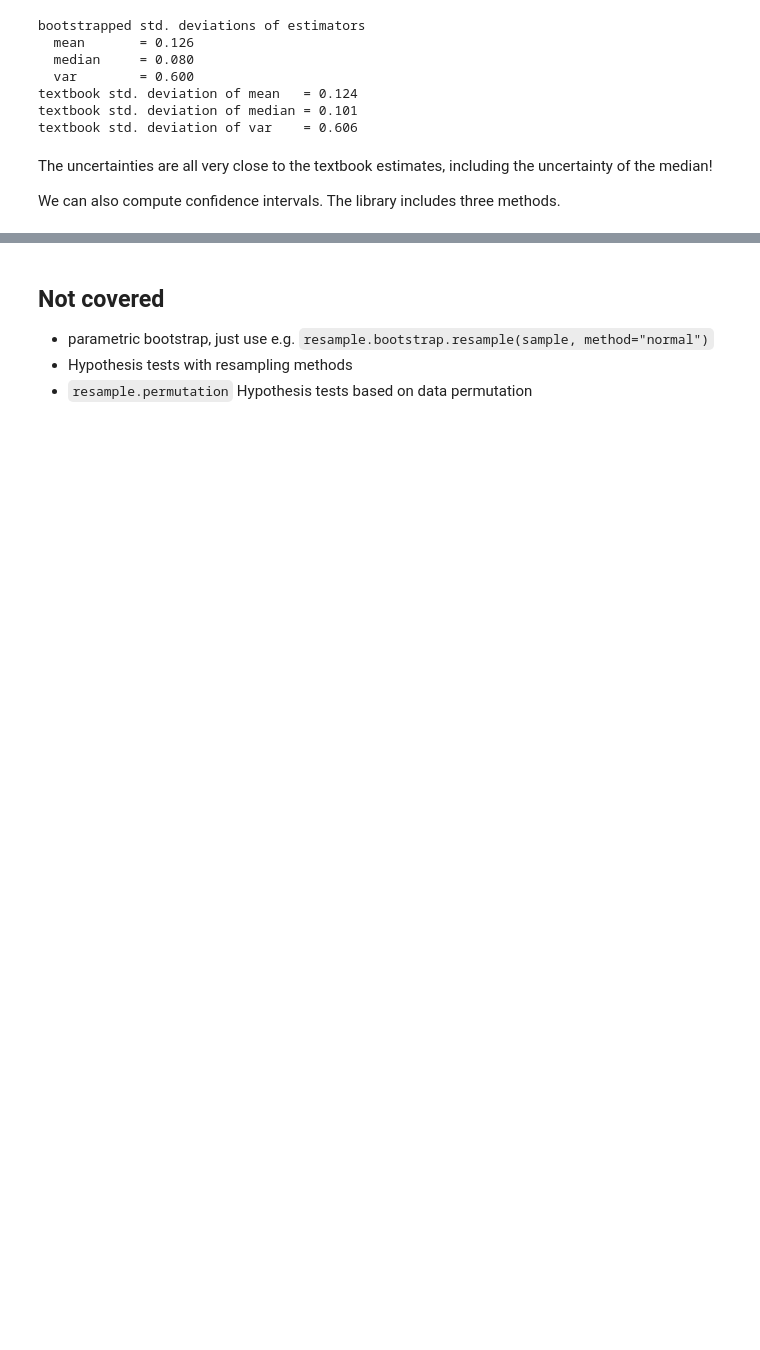
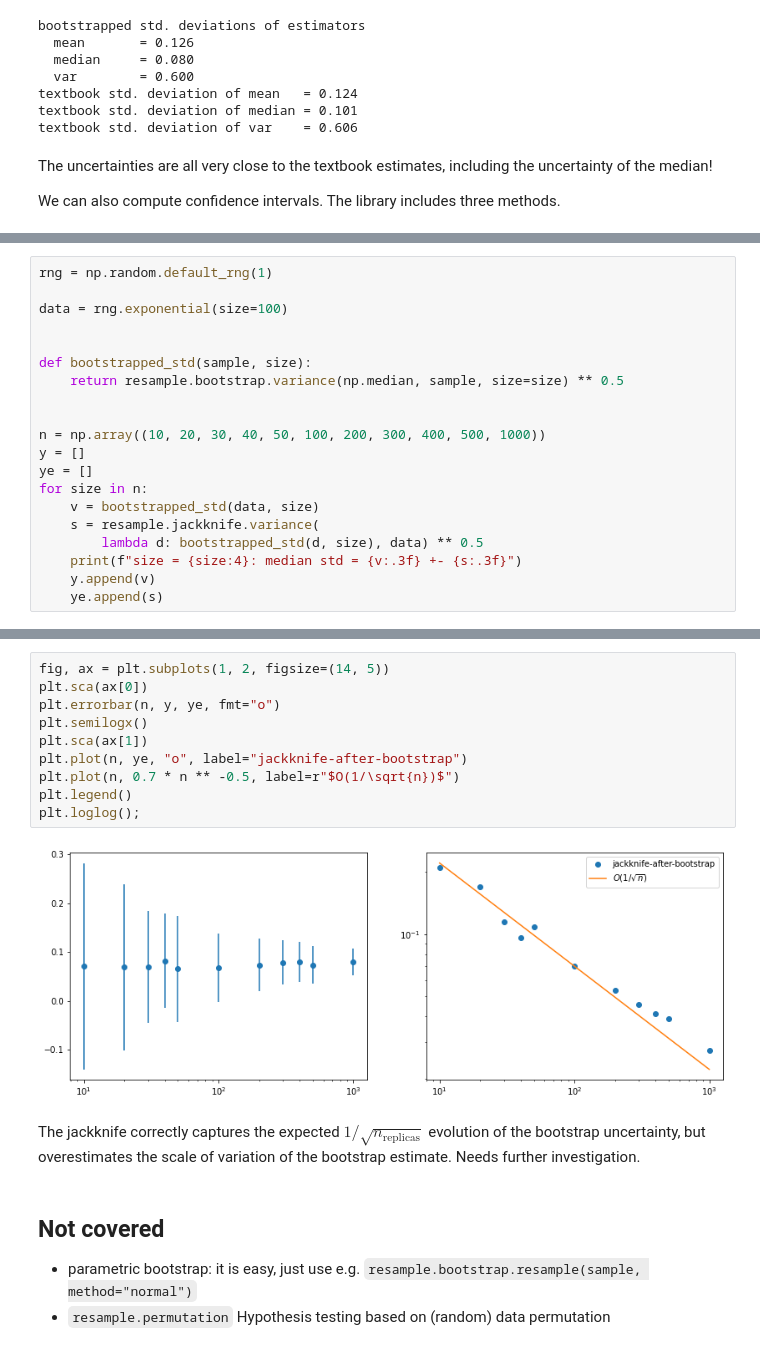
Before and after one commit to HDembinski/pyhep-2020-resample, a Jupyter notebook: resample.ipynb, the cells around one changed output, grey strips where cells are left out. Drawn from its saved outputs; the diff is of its cells as text; blank space fills up the shorter version.

```diff
--- a/resample.ipynb
+++ b/resample.ipynb
@@ -458,0 +453,20 @@ Confidence interval computation methods in order of increasing sophistication:
+# %%
+rng = np.random.default_rng(1)
+
+data = rng.exponential(size=100)
+
+
+def bootstrapped_std(sample, size):
+    return resample.bootstrap.variance(np.median, sample, size=size) ** 0.5
+
+
+n = np.array((10, 20, 30, 40, 50, 100, 200, 300, 400, 500, 1000))
+y = []
+ye = []
+for size in n:
+    v = bootstrapped_std(data, size)
+    s = resample.jackknife.variance(
+        lambda d: bootstrapped_std(d, size), data) ** 0.5
+    print(f"size = {size:4}: median std = {v:.3f} +- {s:.3f}")
+    y.append(v)
+    ye.append(s)
@@ -459,9 +485,22 @@ Confidence interval computation methods in order of increasing sophistication:
+# %%
+fig, ax = plt.subplots(1, 2, figsize=(14, 5))
+plt.sca(ax[0])
+plt.errorbar(n, y, ye, fmt="o")
+plt.semilogx()
+plt.sca(ax[1])
+plt.plot(n, ye, "o", label="jackknife-after-bootstrap")
+plt.plot(n, 0.7 * n ** -0.5, label=r"$O(1/\sqrt{n})$")
+plt.legend()
+plt.loglog();
+# %% [output]
+[figure, added]
+# %% [markdown]
+The jackknife correctly captures the expected $1/\sqrt{n_\text{replicas}}$ evolution of the bootstrap uncertainty, but overestimates the scale of variation of the bootstrap estimate. Needs further investigation.
 # %% [markdown]
 ## Not covered
 
-* parametric bootstrap, just use e.g. `resample.bootstrap.resample(sample, method="normal")`
-* Hypothesis tests with resampling methods
-* `resample.permutation` Hypothesis tests based on data permutation
+* parametric bootstrap: it is easy, just use e.g. `resample.bootstrap.resample(sample, method="normal")`
+* `resample.permutation` Hypothesis testing based on (random) data permutation
 # %% [markdown]
 ## Roadmap for resample-1.0.0
 
```
Also changed, not shown: parts of 18 cells of this notebook.
